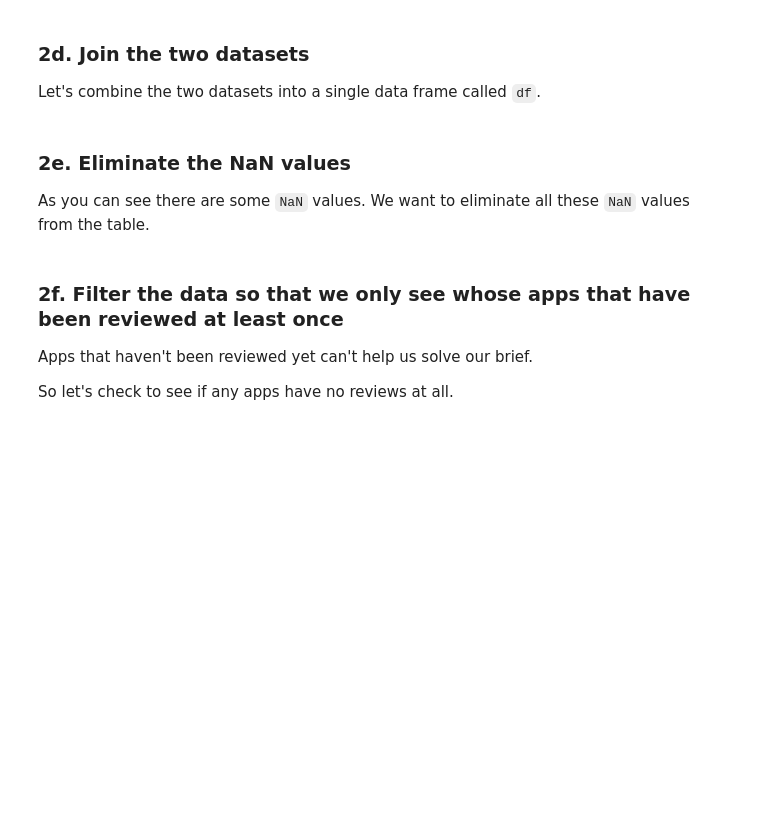
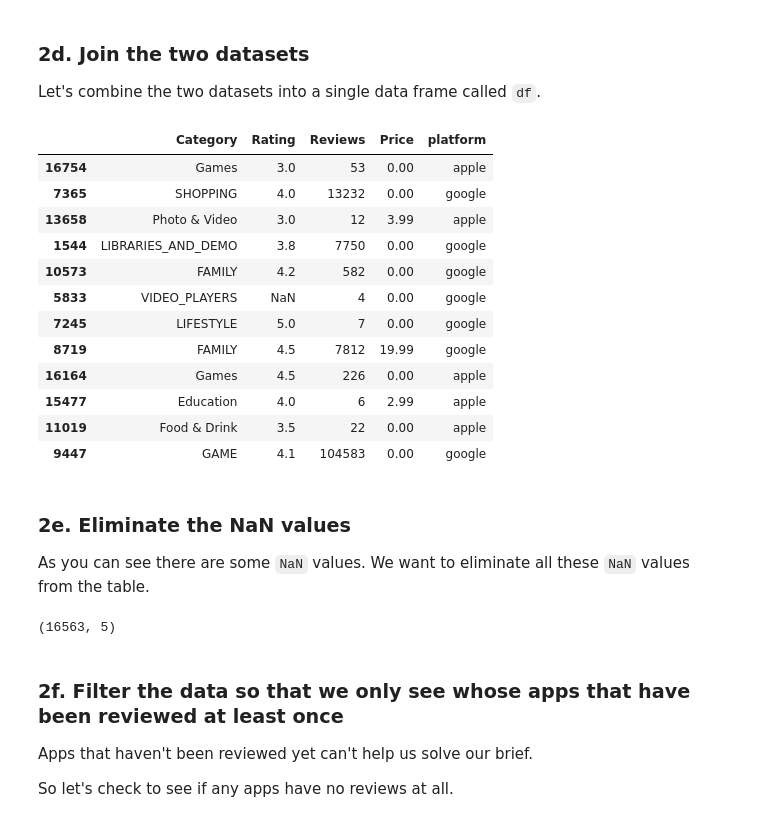
Before and after one commit to levancie/dsc_intro, a Jupyter notebook: Springboard App Project Tier 3/PART 3, Tier 3 - Modelling.ipynb, the cells around one changed output. Drawn from its saved outputs; the diff is of its cells as text; code cells hidden in the pictures; blank space fills up the shorter version.

```diff
--- a/Springboard App Project Tier 3/PART 3, Tier 3 - Modelling.ipynb
+++ b/Springboard App Project Tier 3/PART 3, Tier 3 - Modelling.ipynb
@@ -179,13 +224,13 @@ This is a problem because Python actually considers these values strings. So we
 # Let's create a variable called nosymb.
 # This variable will take the Price column of Google and apply the str.replace() method.
 # Remember: we want to find '$' and replace it with nothing, so we'll have to write approrpiate arguments to the method to achieve this.
-_ _ _ = Google[_ _ _].str.replace(_ _ _,_ _ _)
+nosymb = Google['Price'].str.replace('$',"")
 
 # Now we need to do two things:
 # i. Make the values in the nosymb variable numeric using the to_numeric() pandas method.
 # ii. Assign this new set of numeric, dollar-sign-less values to Google['Price'].
 # You can do this in one line if you wish.
-_ _ _
+Google['Price'] = pd.to_numeric(nosymb)
 # %% [markdown]
 Now let's check the data types for our Google dataframe again, to verify that the 'Price' column really is numeric now.
 # %%
@@ -196,6 +247,6 @@ Notice that the column `Reviews` is still an object column. We actually need thi
 # %%
 # Convert the 'Reviews' column to a numeric data type.
 # Use the method pd.to_numeric(), and save the result in the same column.
-_ _ _
+Google['Reviews'] = pd.to_numeric(Google['Reviews'])
 # %%
 # Let's check the data types of Google again
@@ -208,8 +265,8 @@ The reason we're making this column is so that we can ultimately join our Apple
 # %%
 # Create a column called 'platform' in both the Apple and Google dataframes.
 # Add the value 'apple' and the value 'google' as appropriate.
-Apple['platform'] = _ _ _
-_ _ _ = _ _ _
+Apple['platform'] = 'apple'
+Google['platform'] = 'google'
 # %% [markdown]
 ### 2c. Changing the column names to prepare for our join of the two datasets
 Since the easiest way to join two datasets is if they have both:
@@ -237,24 +294,40 @@ Let's combine the two datasets into a single data frame called `df`.
 # %%
 # Let's use the append() method to append Apple to Google.
 # Make Apple the first parameter of append(), and make the second parameter just: ignore_index = True.
-df = _ _ _.append(_ _ _, _ _ _= True)
+df = Google.append(Apple, ignore_index = True)
 
 # Using the sample() method with the number 12 passed to it, check 12 random points of your dataset.
-_ _ _.sample(_ _ _)
+df.sample(12)
+# %% [output]
+|  | Category | Rating | Reviews | Price | platform |
+| 16754 | Games | 3.0 | 53 | 0.00 | apple |
+| 7365 | SHOPPING | 4.0 | 13232 | 0.00 | google |
+| 13658 | Photo & Video | 3.0 | 12 | 3.99 | apple |
+| 1544 | LIBRARIES_AND_DEMO | 3.8 | 7750 | 0.00 | google |
+| 10573 | FAMILY | 4.2 | 582 | 0.00 | google |
+| 5833 | VIDEO_PLAYERS | NaN | 4 | 0.00 | google |
+| 7245 | LIFESTYLE | 5.0 | 7 | 0.00 | google |
+| 8719 | FAMILY | 4.5 | 7812 | 19.99 | google |
+| 16164 | Games | 4.5 | 226 | 0.00 | apple |
+| 15477 | Education | 4.0 | 6 | 2.99 | apple |
+| 11019 | Food & Drink | 3.5 | 22 | 0.00 | apple |
+| 9447 | GAME | 4.1 | 104583 | 0.00 | google |
 # %% [markdown]
 ### 2e. Eliminate the NaN values
 
 As you can see there are some `NaN` values. We want to eliminate all these `NaN` values from the table.
 # %%
 # Lets check first the dimesions of df before droping `NaN` values. Use the .shape feature.
-_ _ _
+df.shape
 
 # Use the dropna() method to eliminate all the NaN values, and overwrite the same dataframe with the result.
 # Note: dropna() by default removes all rows containing at least one NaN.
-_ _ _
+df = df.dropna()
 
 # Check the new dimesions of our dataframe.
-_ _ _
+df.shape
+# %% [output]
+(16563, 5)
 # %% [markdown]
 ### 2f. Filter the data so that we only see whose apps that have been reviewed at least once
 
```
Also changed, not shown: parts of 12 cells of this notebook.
